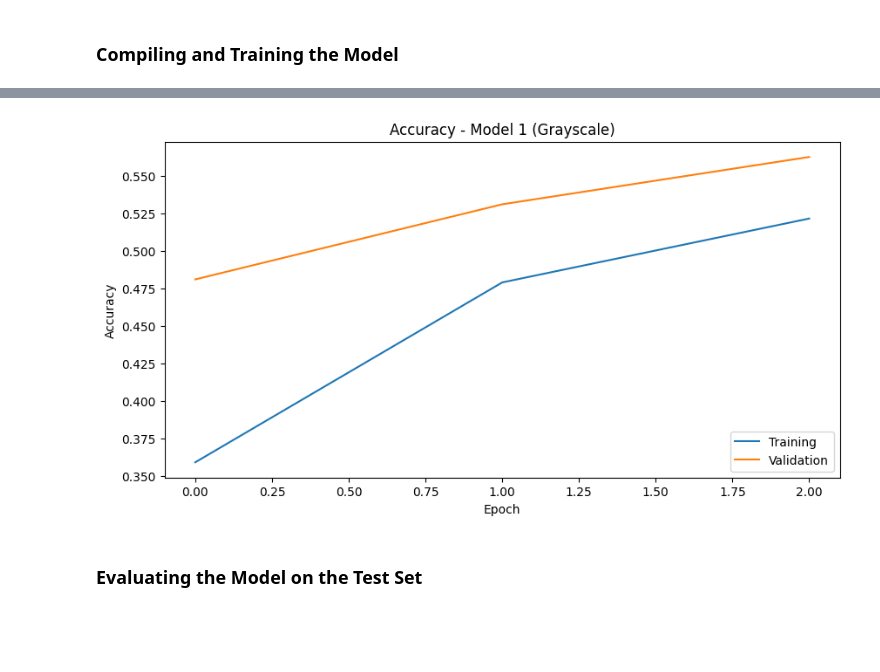
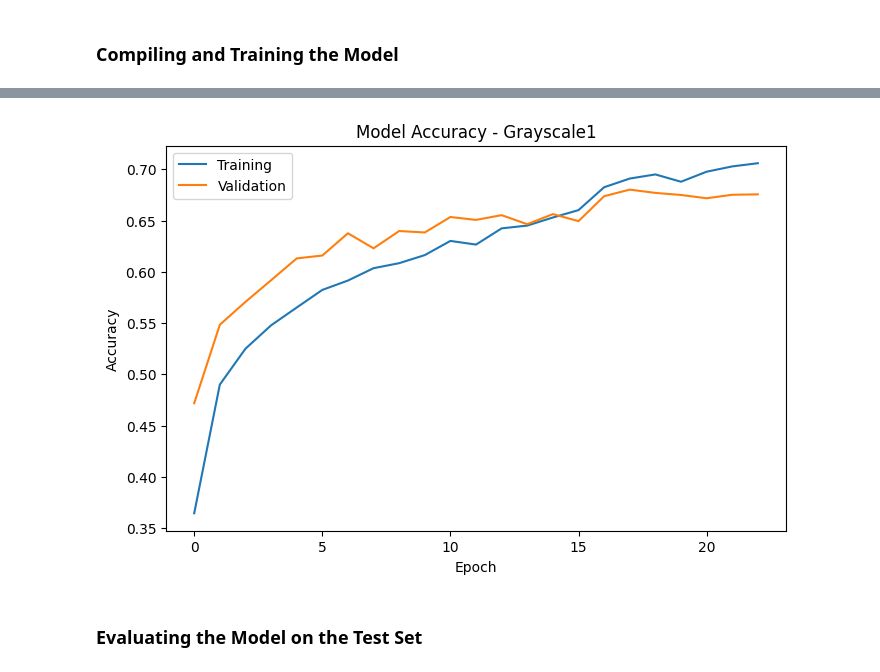
Before and after one commit to jeffstearns22/CapStone, a Jupyter notebook: JS_Capstone_FER.ipynb, the cells around one changed output, grey strips where cells are left out. Drawn from its saved outputs; the diff is of its cells as text; code cells hidden in the pictures; blank space fills up the shorter version.

```diff
--- a/JS_Capstone_FER.ipynb
+++ b/JS_Capstone_FER.ipynb
@@ -495,6 +415,5 @@ callbacks_list = [checkpoint, early_stopping, reduce_learningrate]
 cnn1_gray.compile(optimizer = Adam(learning_rate = 0.001), loss = 'categorical_crossentropy', metrics = ['accuracy'])
 # %%
 # Fitting model with epochs set to 30
-#history_1_grayscale = cnn1_gray.fit(train_set_grayscale, validation_data = val_set_grayscale, epochs = 30, callbacks = callbacks_list)
-history_1_grayscale = cnn1_gray.fit(train_set_grayscale, validation_data = val_set_grayscale, epochs = 3, callbacks = callbacks_list)
+history_1_grayscale = cnn1_gray.fit(train_set_grayscale, validation_data = val_set_grayscale, epochs = 30, callbacks = callbacks_list)
 # %% [output]
@@ -510,16 +440,15 @@ Epoch 3: val_accuracy improved from 0.53104 to 0.56259, saving model to ./cnn1_g
 # %%
-# Plotting the accuracies
-
-plt.figure(figsize = (10, 5))
+# Plotting accuracies
+plt.figure(figsize = (8,5))
 plt.plot(history_1_grayscale.history['accuracy'])
 plt.plot(history_1_grayscale.history['val_accuracy'])
 plt.title('Model Accuracy - Grayscale1')
 plt.ylabel('Accuracy')
 plt.xlabel('Epoch')
 plt.legend(['Training', 'Validation'], loc='upper left')
 plt.show()
 # %% [output]
-[figure, old version]
+[figure, new version]
 # %% [markdown]
 ### **Evaluating the Model on the Test Set**
 # %%
```
Also changed, not shown: parts of 97 cells of this notebook.
